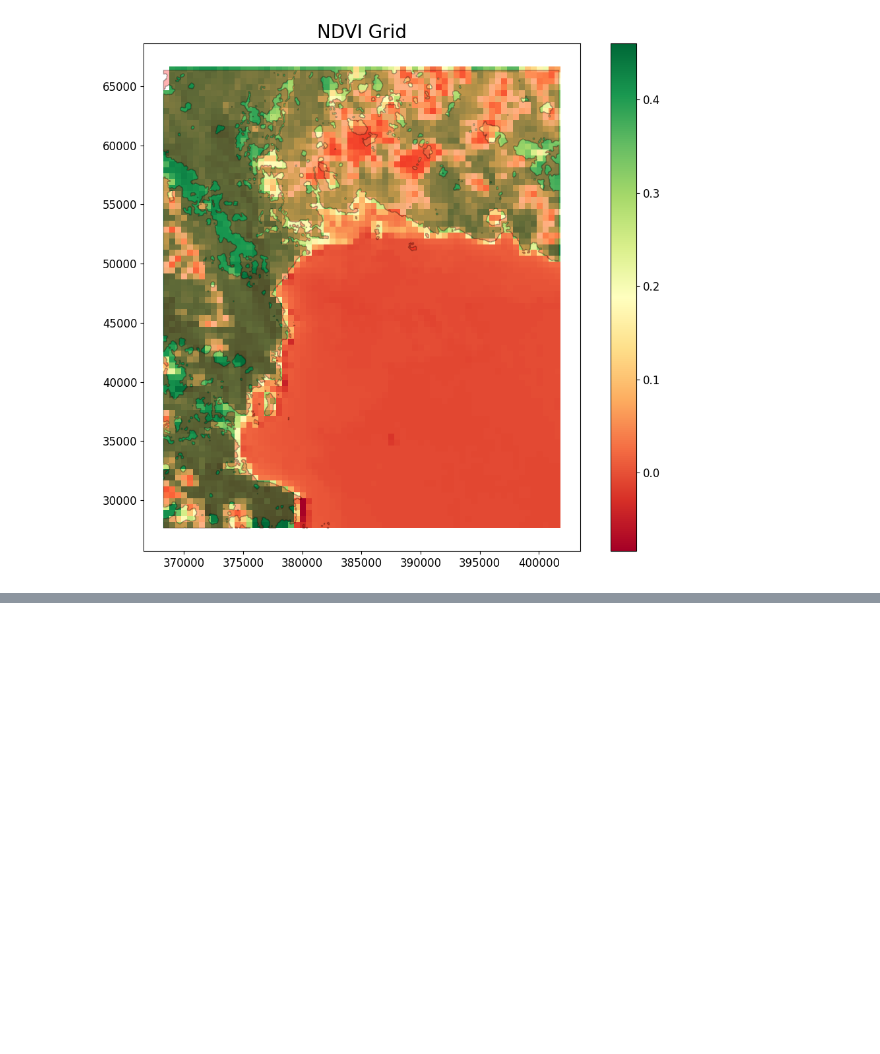
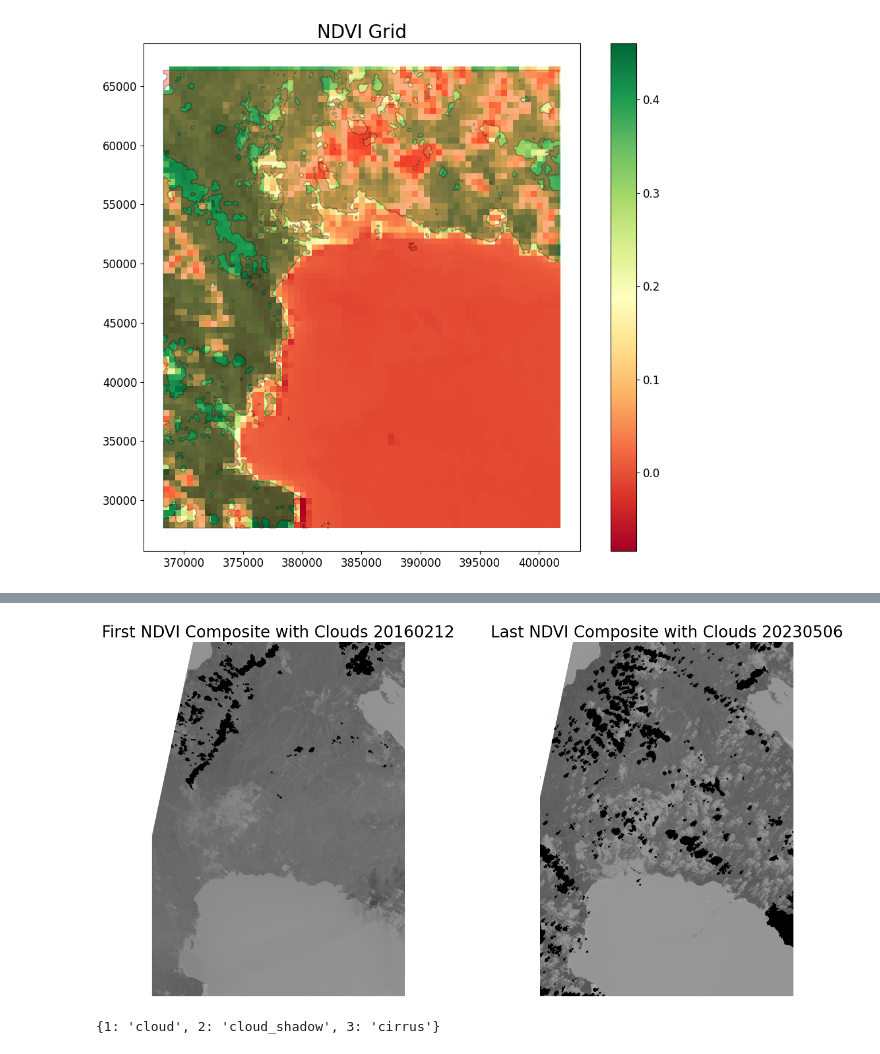
Before and after one commit to alterandos/wedabaywatch, a Jupyter notebook: main.ipynb, the cells around one changed output, grey strips where cells are left out. Drawn from its saved outputs; the diff is of its cells as text; code cells hidden in the pictures; blank space fills up the shorter version.

```diff
--- a/main.ipynb
+++ b/main.ipynb
@@ -546,0 +567,47 @@ EPSG:32652
+# %%
+first = 'LC08_L2SP_109060_20160212_20200907_02_T1'
+# last = 'LC09_L2SP_109060_20250722_20250725_02_T1' # shit
+last = 'LC09_L2SP_109060_20240226_20240228_02_T1'
+# last = 'LC08_L2SP_109060_20250220_20250226_02_T1'
+# last = 'LC09_L2SP_109060_20250316_20250317_02_T1'
+# last = 'LC09_L2SP_109060_20231005_20231006_02_T1' # shit
+# last = 'LC08_L2SP_109060_20231216_20240103_02_T1'
+last ='LC08_L2SP_109060_20240202_20240208_02_T1'
+last ='LC08_L2SP_109060_20230506_20230509_02_T1'
+
+first_ndvi = os.path.join(derived_folder, 'LC08_L2SP_109060_20160212_20200907_02_T1/NDVI')
+last_ndvi = os.path.join(derived_folder, 'LC09_L2SP_109060_20250722_20250725_02_T1/NDVI')
+first_qa = os.path.join(clipped_folder, first, 'QA_PIXEL')
+last_qa = os.path.join(clipped_folder, last, 'QA_PIXEL')
+
+# open rasters
+with rasterio.open(first_ndvi) as src1:
+    ndvi1 = src1.read(1)
+with rasterio.open(last_ndvi) as src2:
+    ndvi2 = src2.read(1)
+
+cm1, cloud_map, _ = ca.get_cloud_mask_from_qa_pixel_explicit(first_qa)
+cm2, _, _ = ca.get_cloud_mask_from_qa_pixel_explicit(last_qa)
+
+fig, axes = plt.subplots(1, 2, figsize=(16, 8))
+
+# First NDVI
+axes[0].imshow(ndvi1, cmap='Greys', vmin=-1, vmax=1)
+# overlay clouds
+axes[0].imshow(np.where(np.isin(cm1, [1, 2]), 1, np.nan), cmap='gray', alpha=1)  # 1 = cloud in your mask
+axes[0].set_title(f'First NDVI Composite with Clouds {pipeline.extract_scene_date(first)}')
+axes[0].axis('off')
+
+# Last NDVI
+axes[1].imshow(ndvi2, cmap='Greys', vmin=-1, vmax=1)
+# overlay clouds
+axes[1].imshow(np.where(np.isin(cm2, [1, 2]), 1, np.nan), cmap='gray', alpha=1)
+axes[1].set_title(f'Last NDVI Composite with Clouds {pipeline.extract_scene_date(last)}')
+axes[1].axis('off')
+
+plt.show()
+
+cloud_map
+# %% [output]
+[figure, added]
+{1: 'cloud', 2: 'cloud_shadow', 3: 'cirrus'}
```
Also changed, not shown: parts of 8 cells of this notebook, 39 other files.
